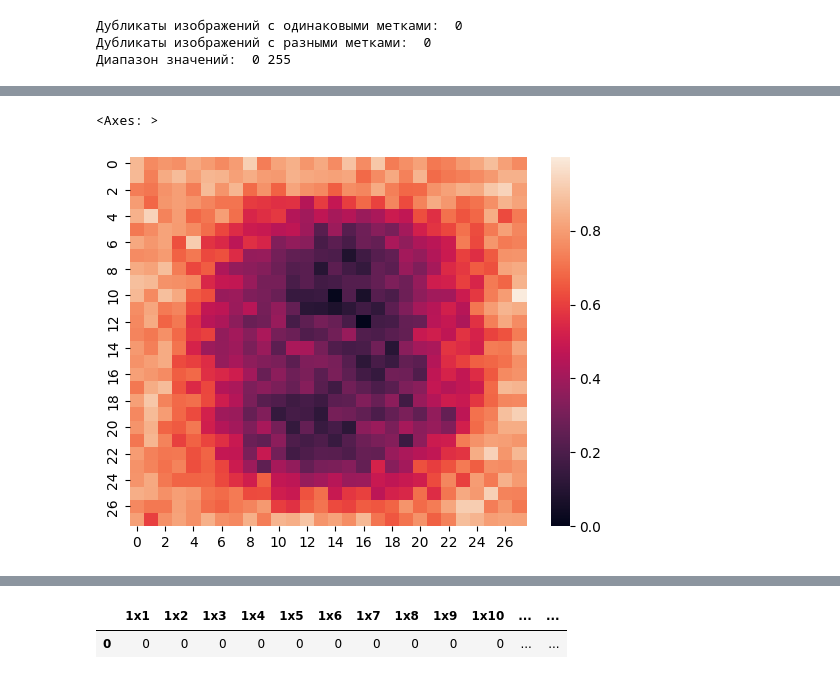
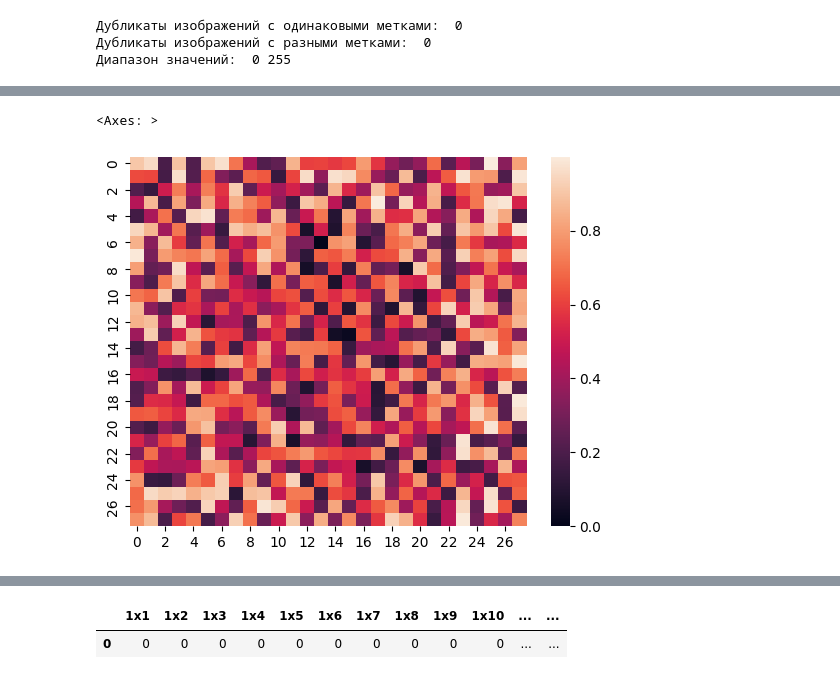
Before and after one commit to BorisVIkVik/MNIST_VALIDATION_LAB, a Jupyter notebook: Lab.ipynb, the cells around one changed output, grey strips where cells are left out. Cells and saved outputs as stored; diff of their text form; code cells hidden in the pictures.

```diff
--- a/Lab.ipynb
+++ b/Lab.ipynb
@@ -382,0 +472,13 @@ metrivs for p = 998.4000000000001 {'accuracy': 0.2652, 'precision_micro': 0.2652
+# %%
+metrics_test_labels = []
+for i in range(0, len(X_test), BATCH_SIZE):
+    outputs = models_with_different_p[1](torch.Tensor(np.array(X_test[i:i+BATCH_SIZE], dtype=np.float32)))
+    # print(outputs)
+    metrics_test_labels += torch.argmax(outputs.detach(), dim=1)
+print(f'metrivs for p = {0.2}', metrics_cals(y_test, metrics_test_labels))
+
+cm = confusion_matrix(y_test, metrics_test_labels)
+
+disp = ConfusionMatrixDisplay(confusion_matrix=cm)
+disp.plot()
+plt.show()
@@ -383,17 +559,13 @@ metrivs for p = 998.4000000000001 {'accuracy': 0.2652, 'precision_micro': 0.2652
 # %%
-def metrics_cals(y, labels):
-    accuracy = accuracy_score(y, labels)
-    precision_micro = precision_score(y, labels, average='micro')
-    precision_macro = precision_score(y, labels, average='macro')
-    recall_micro = recall_score(y, labels, average='micro')
-    recall_macro = recall_score(y, labels, average='macro')
-    f1_macro = f1_score(y, labels, average='macro')
-    f1_micro = f1_score(y, labels, average='micro')
+metrics_test_labels = []
+for i in range(0, len(X_test), BATCH_SIZE):
+    outputs = models_with_different_p_sigmoid[0](torch.Tensor(np.array(X_test[i:i+BATCH_SIZE], dtype=np.float32)))
+    # print(outputs)
+    metrics_test_labels += torch.argmax(outputs.detach(), dim=1)
+print(f'metrivs for p = {0.2}', metrics_cals(y_test, metrics_test_labels))
 
-    return {'accuracy': accuracy,
-    'precision_micro': precision_micro,
-    'precision_macro': precision_macro,
-    'recall_micro': recall_micro,
-    'recall_macro': recall_macro,
-    'f1_micro': f1_micro,
-    'f1_macro': f1_macro,}
+cm = confusion_matrix(y_test, metrics_test_labels)
+
+disp = ConfusionMatrixDisplay(confusion_matrix=cm)
+disp.plot()
+plt.show()
@@ -416,7 +581,7 @@ sns.heatmap(model.l1.weight.detach())
 # %%
-def vector_to_image_dim(vector_data, size_m):
+def vector_to_image_dim(vector_data, size_m, i):
     # Извлекаем данные для конкретного нейрона (размерность [FLATTEN_DIM])
-    neuron_vector = vector_data.mean(dim=0).detach().cpu().numpy()
+    neuron_vector = vector_data[i].detach().cpu().numpy()
 
     # Сначала возвращаем пространственную форму последней свертки: [C, H, W]
     spatial_map = neuron_vector.reshape(1, size_m, size_m)
@@ -433,8 +598,8 @@ def vector_to_image_dim(vector_data, size_m):
     # heatmap_resized = heatmap2d, (IMG_W, IMG_H))
     return heatmap2d
 # %%
-sns.heatmap(vector_to_image_dim(model.l1.weight, 28))
+sns.heatmap(vector_to_image_dim(models_with_different_p[4].l1.weight, 28, 0))
 # %% [output]
 <Axes: >
-[figure, old version]
+[figure, new version]
 # %%
```
Also changed, not shown: parts of 19 cells of this notebook.
